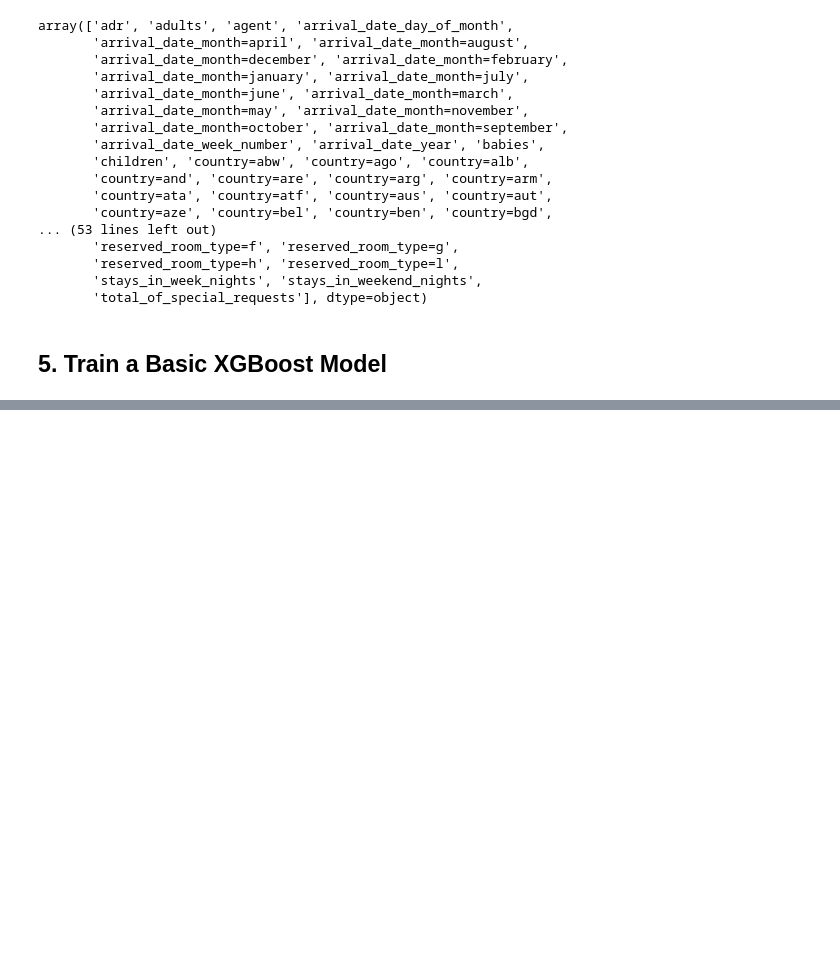
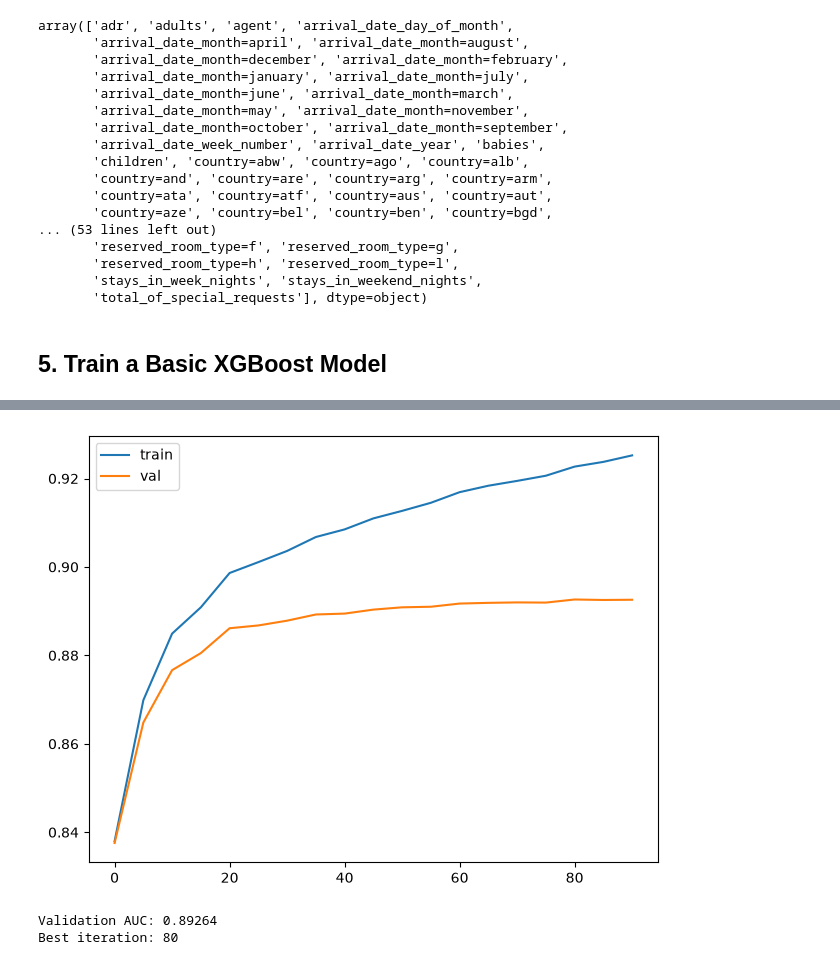
Before and after one commit to nabila-natasha/hotel-booking-cancellation-ml, a Jupyter notebook: notebooks/02_modeling.ipynb, the cells around one changed output, grey strips where cells are left out. Drawn from its saved outputs; the diff is of its cells as text; code cells hidden in the pictures; blank space fills up the shorter version.

Commit message:
Retrain using full_train  and evaluate test data

```diff
--- a/notebooks/02_modeling.ipynb
+++ b/notebooks/02_modeling.ipynb
@@ -214,0 +212,20 @@ model = xgb.train(xgb_params,
+# %%
+def parse_xgb_output(output):
+
+    results = []
+
+    for line in output.stdout.strip().split("\n"):
+        it_line, train_line, val_line = line.split("\t")
+
+        it = int(it_line.strip("[]"))
+        train = float(train_line.split(":")[1])
+        val = val_line = float(val_line.split(":")[1])
+
+        results.append((it, train, val))
+
+    columns = ["num_iter", "train_auc", "val_auc"]
+    df_results = pd.DataFrame(results, columns=columns)
+
+    return df_results
+# %%
+df_scores = parse_xgb_output(output)
@@ -214,0 +252,19 @@ model = xgb.train(xgb_params,
+# %%
+plt.plot(df_scores.num_iter, df_scores.train_auc, label="train")
+plt.plot(df_scores.num_iter, df_scores.val_auc, label="val")
+
+plt.legend()
+plt.tight_layout()
+plt.show()
+# %% [output]
+[figure, added]
+# %%
+y_pred = model.predict(dval,iteration_range=(0, model.best_iteration + 1))
+
+auc = roc_auc_score(y_val, y_pred)
+
+print("Validation AUC:", round(auc, 5))
+print("Best iteration:", model.best_iteration)
+# %% [output]
+Validation AUC: 0.89264
+Best iteration: 80
```
Also changed, not shown: parts of 40 cells of this notebook.
